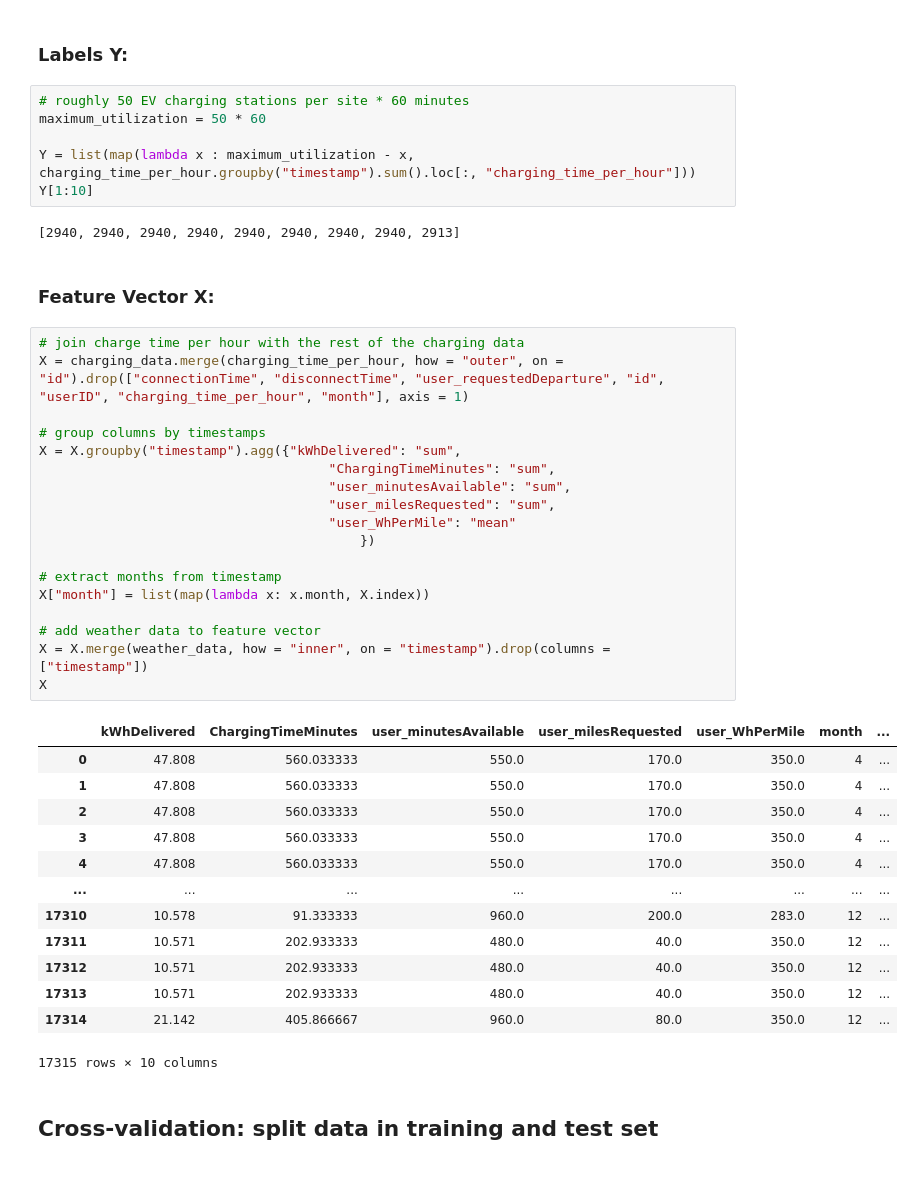
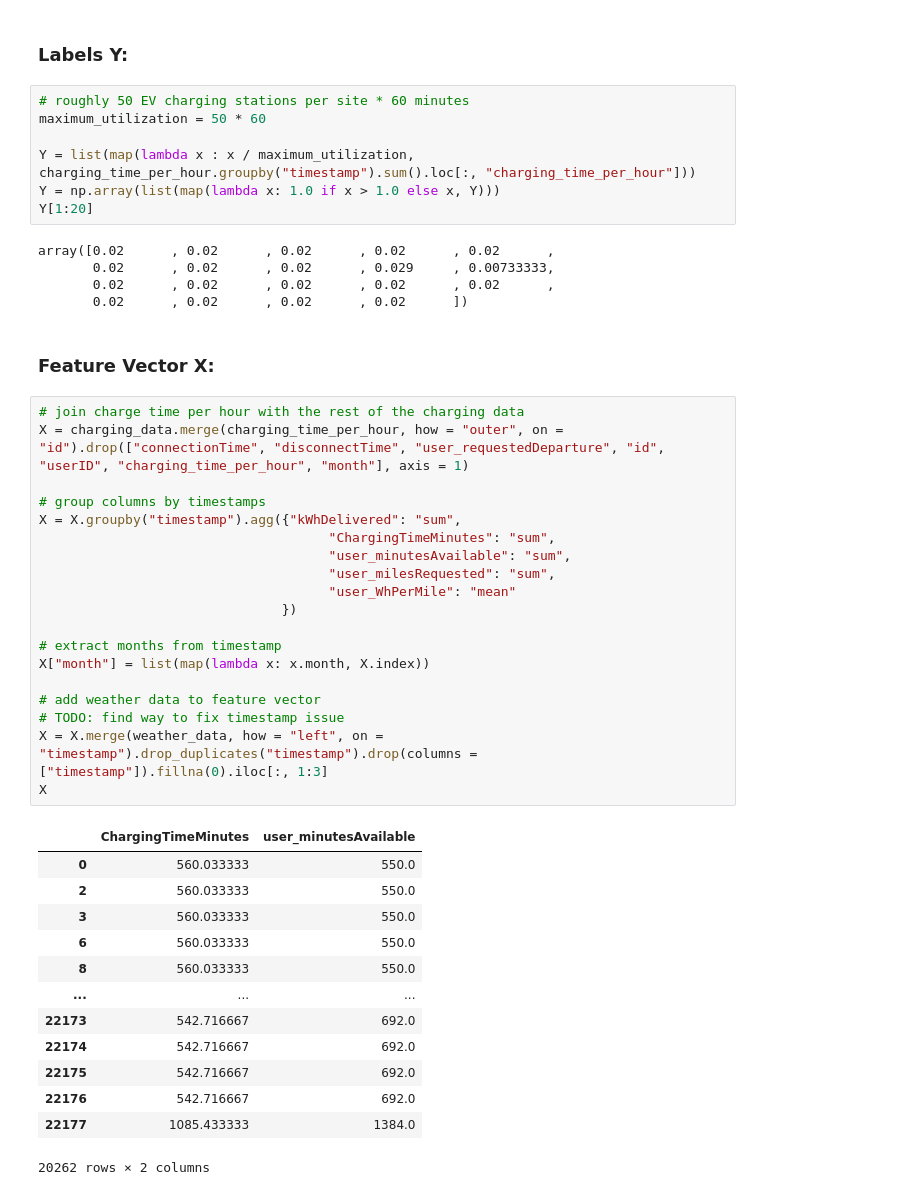
Before and after one commit to S0PEX/AA_Team_9_WS23, a Jupyter notebook: prediction_models.ipynb, the cells around one changed output. Drawn from its saved outputs; the diff is of its cells as text.

```diff
--- a/prediction_models.ipynb
+++ b/prediction_models.ipynb
@@ -94,43 +112,46 @@ charging_time_per_hour.loc[:, "timestamp"] = charging_time_per_hour.loc[:, "time
 # roughly 50 EV charging stations per site * 60 minutes
 maximum_utilization = 50 * 60
 
-Y = list(map(lambda x : maximum_utilization - x, charging_time_per_hour.groupby("timestamp").sum().loc[:, "charging_time_per_hour"]))
-Y[1:10]
+Y = list(map(lambda x : x / maximum_utilization, charging_time_per_hour.groupby("timestamp").sum().loc[:, "charging_time_per_hour"]))
+Y = np.array(list(map(lambda x: 1.0 if x > 1.0 else x, Y)))
+Y[1:20]
 # %% [output]
-[2940, 2940, 2940, 2940, 2940, 2940, 2940, 2940, 2913]
+array([0.02      , 0.02      , 0.02      , 0.02      , 0.02      ,
+       0.02      , 0.02      , 0.02      , 0.029     , 0.00733333,
+       0.02      , 0.02      , 0.02      , 0.02      , 0.02      ,
+       0.02      , 0.02      , 0.02      , 0.02      ])
 # %% [markdown]
 ### Feature Vector X:
 # %%
 # join charge time per hour with the rest of the charging data
 X = charging_data.merge(charging_time_per_hour, how = "outer", on = "id").drop(["connectionTime", "disconnectTime", "user_requestedDeparture", "id", "userID", "charging_time_per_hour", "month"], axis = 1)
 
 # group columns by timestamps
 X = X.groupby("timestamp").agg({"kWhDelivered": "sum",
                                      "ChargingTimeMinutes": "sum",
                                      "user_minutesAvailable": "sum",
                                      "user_milesRequested": "sum",
                                      "user_WhPerMile": "mean"
-                                         })
+                               })
 
 # extract months from timestamp
 X["month"] = list(map(lambda x: x.month, X.index))
 
 # add weather data to feature vector
-X = X.merge(weather_data, how = "inner", on = "timestamp").drop(columns = ["timestamp"])
+# TODO: find way to fix timestamp issue
+X = X.merge(weather_data, how = "left", on = "timestamp").drop_duplicates("timestamp").drop(columns = ["timestamp"]).fillna(0).iloc[:, 1:3]
 X
 # %% [output]
-|  | kWhDelivered | ChargingTimeMinutes | user_minutesAvailable | user_milesRequested | user_WhPerMile | month | ... |
-| 0 | 47.808 | 560.033333 | 550.0 | 170.0 | 350.0 | 4 | ... |
-| 1 | 47.808 | 560.033333 | 550.0 | 170.0 | 350.0 | 4 | ... |
-| 2 | 47.808 | 560.033333 | 550.0 | 170.0 | 350.0 | 4 | ... |
-| 3 | 47.808 | 560.033333 | 550.0 | 170.0 | 350.0 | 4 | ... |
-| 4 | 47.808 | 560.033333 | 550.0 | 170.0 | 350.0 | 4 | ... |
-| ... | ... | ... | ... | ... | ... | ... | ... |
-| 17310 | 10.578 | 91.333333 | 960.0 | 200.0 | 283.0 | 12 | ... |
-| 17311 | 10.571 | 202.933333 | 480.0 | 40.0 | 350.0 | 12 | ... |
-| 17312 | 10.571 | 202.933333 | 480.0 | 40.0 | 350.0 | 12 | ... |
-| 17313 | 10.571 | 202.933333 | 480.0 | 40.0 | 350.0 | 12 | ... |
-| 17314 | 21.142 | 405.866667 | 960.0 | 80.0 | 350.0 | 12 | ... |
+|  | ChargingTimeMinutes | user_minutesAvailable |
+| 0 | 560.033333 | 550.0 |
+| 2 | 560.033333 | 550.0 |
+| 3 | 560.033333 | 550.0 |
+| 6 | 560.033333 | 550.0 |
+| 8 | 560.033333 | 550.0 |
+| ... | ... | ... |
+| 22173 | 542.716667 | 692.0 |
+| 22174 | 542.716667 | 692.0 |
+| 22175 | 542.716667 | 692.0 |
+| 22176 | 542.716667 | 692.0 |
+| 22177 | 1085.433333 | 1384.0 |
-17315 rows × 10 columns
+20262 rows × 2 columns
-# %% [markdown]
-## Cross-validation: split data in training and test set
```
Also changed, not shown: parts of 10 cells of this notebook.
